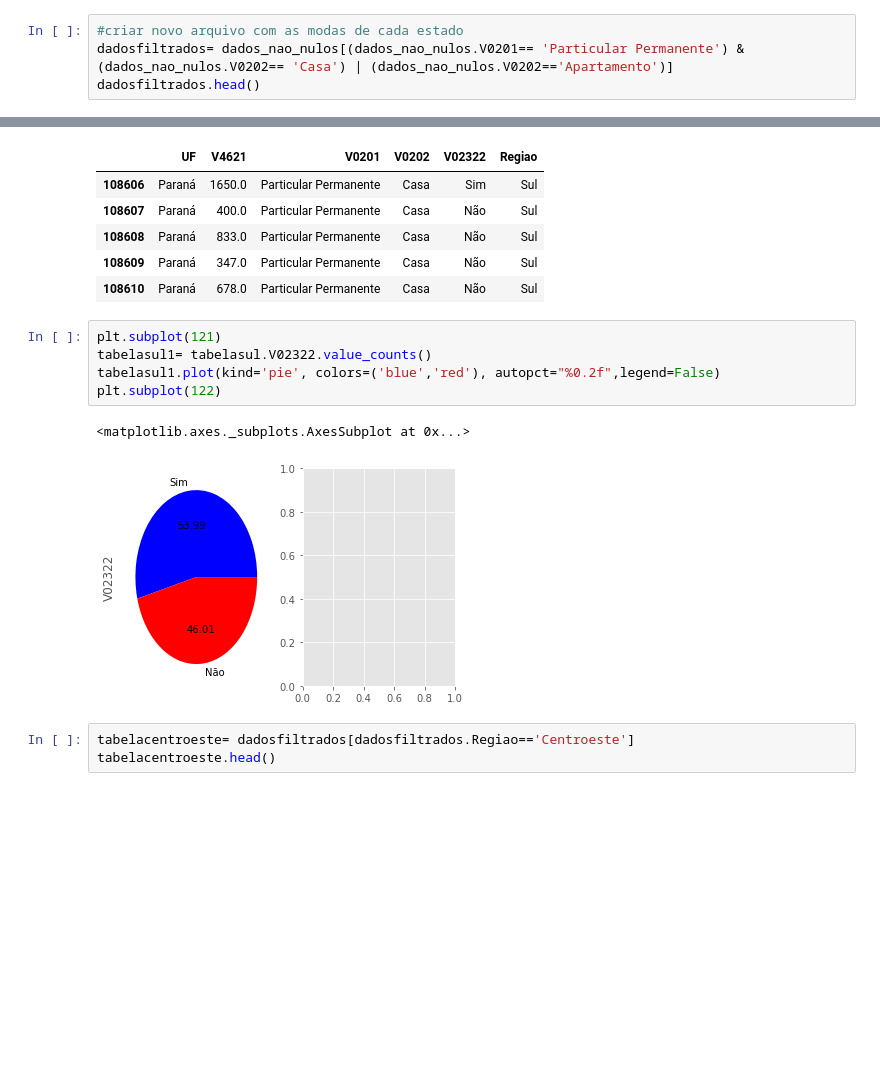
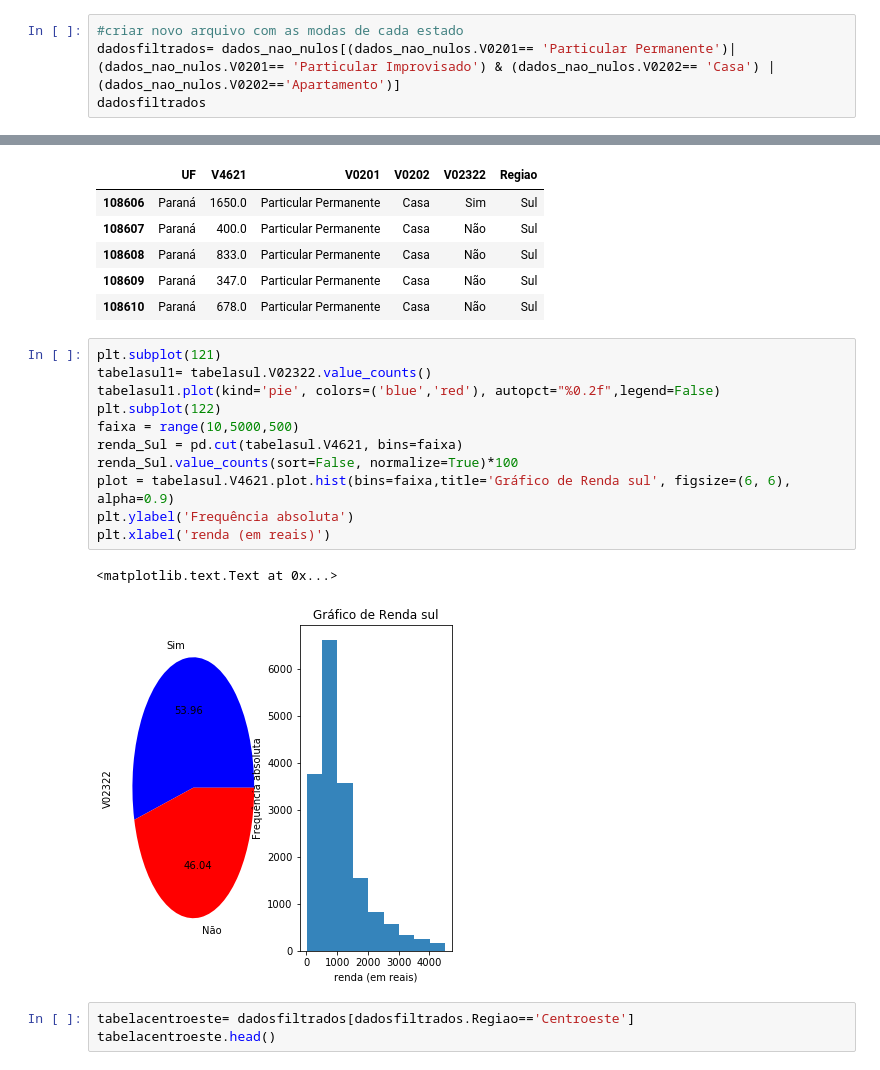
Before and after one commit to rodrigogatti/Projeto1, a Jupyter notebook: Projeto1 Layout.ipynb, the cells around one changed output, grey strips where cells are left out. Cells and saved outputs as stored; diff of their text form; blank space fills up the shorter version.

```diff
--- a/Projeto1 Layout.ipynb
+++ b/Projeto1 Layout.ipynb
@@ -98,8 +98,8 @@ dtype: category
 Categories (3, object): [Particular Permanente, Particular Improvisado, Coletivo]
 # %%
 #criar novo arquivo com as modas de cada estado
-dadosfiltrados= dados_nao_nulos[(dados_nao_nulos.V0201== 'Particular Permanente') & (dados_nao_nulos.V0202== 'Casa') | (dados_nao_nulos.V0202=='Apartamento')]
-dadosfiltrados.head()
+dadosfiltrados= dados_nao_nulos[(dados_nao_nulos.V0201== 'Particular Permanente')|(dados_nao_nulos.V0201== 'Particular Improvisado') & (dados_nao_nulos.V0202== 'Casa') | (dados_nao_nulos.V0202=='Apartamento')]
+dadosfiltrados
 # %% [output]
 |  | UF | V4621 | V0201 | V0202 | V02322 | Regiao |
 | 2 | Rondônia | 350.0 | Particular Permanente | Apartamento | Não | Norte |
@@ -193,11 +205,17 @@ tabelasul.head()
 # %%
 plt.subplot(121)
 tabelasul1= tabelasul.V02322.value_counts()
 tabelasul1.plot(kind='pie', colors=('blue','red'), autopct="%0.2f",legend=False)
 plt.subplot(122)
+faixa = range(10,5000,500)
+renda_Sul = pd.cut(tabelasul.V4621, bins=faixa)
+renda_Sul.value_counts(sort=False, normalize=True)*100
+plot = tabelasul.V4621.plot.hist(bins=faixa,title='Gráfico de Renda sul', figsize=(6, 6), alpha=0.9)
+plt.ylabel('Frequência absoluta')
+plt.xlabel('renda (em reais)')
 # %% [output]
-<matplotlib.axes._subplots.AxesSubplot at 0x...>
+<matplotlib.text.Text at 0x...>
-[figure, old version]
+[figure, new version]
 # %%
 tabelacentroeste= dadosfiltrados[dadosfiltrados.Regiao=='Centroeste']
 tabelacentroeste.head()
```
Also changed, not shown: parts of 12 cells of this notebook.
